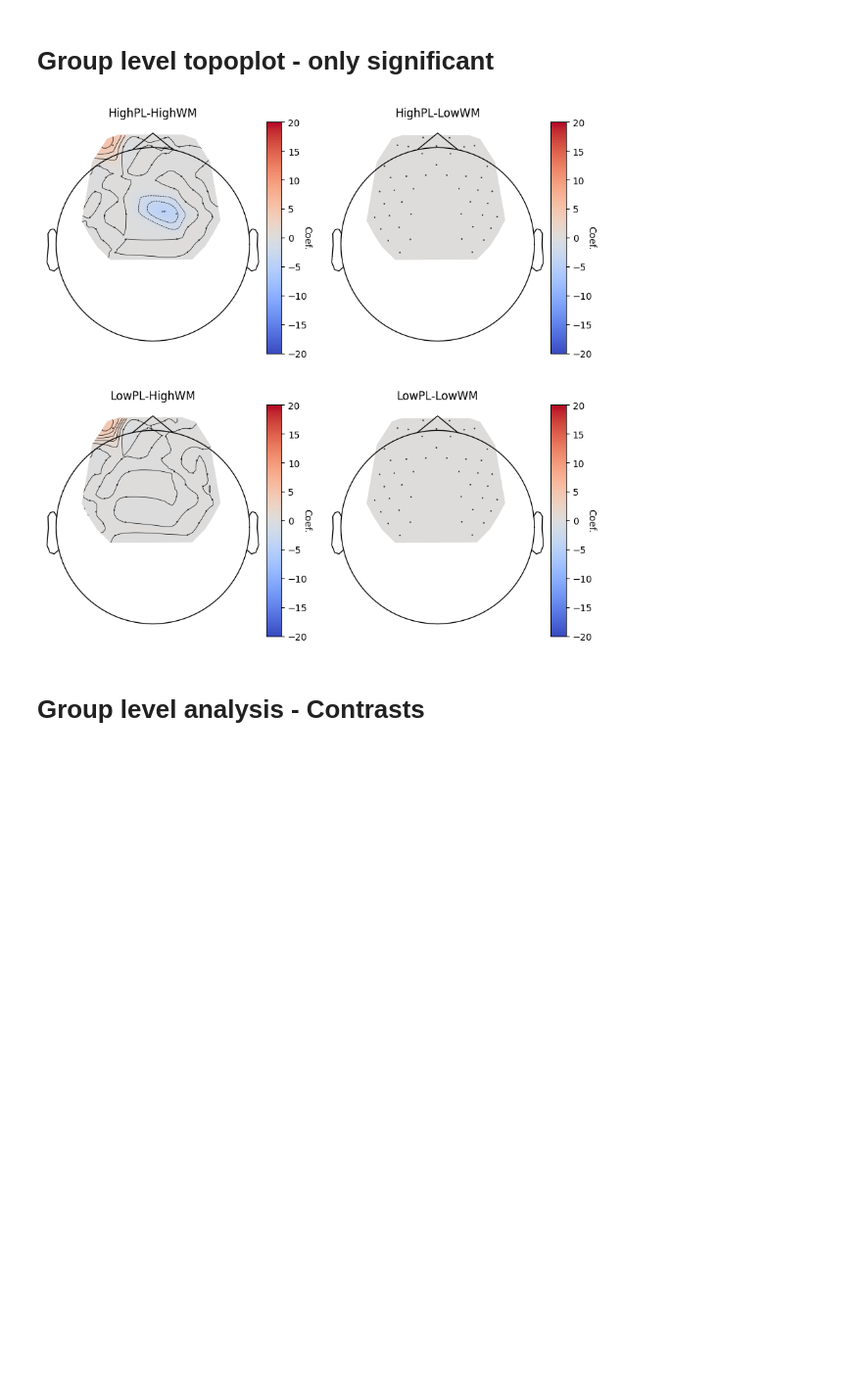
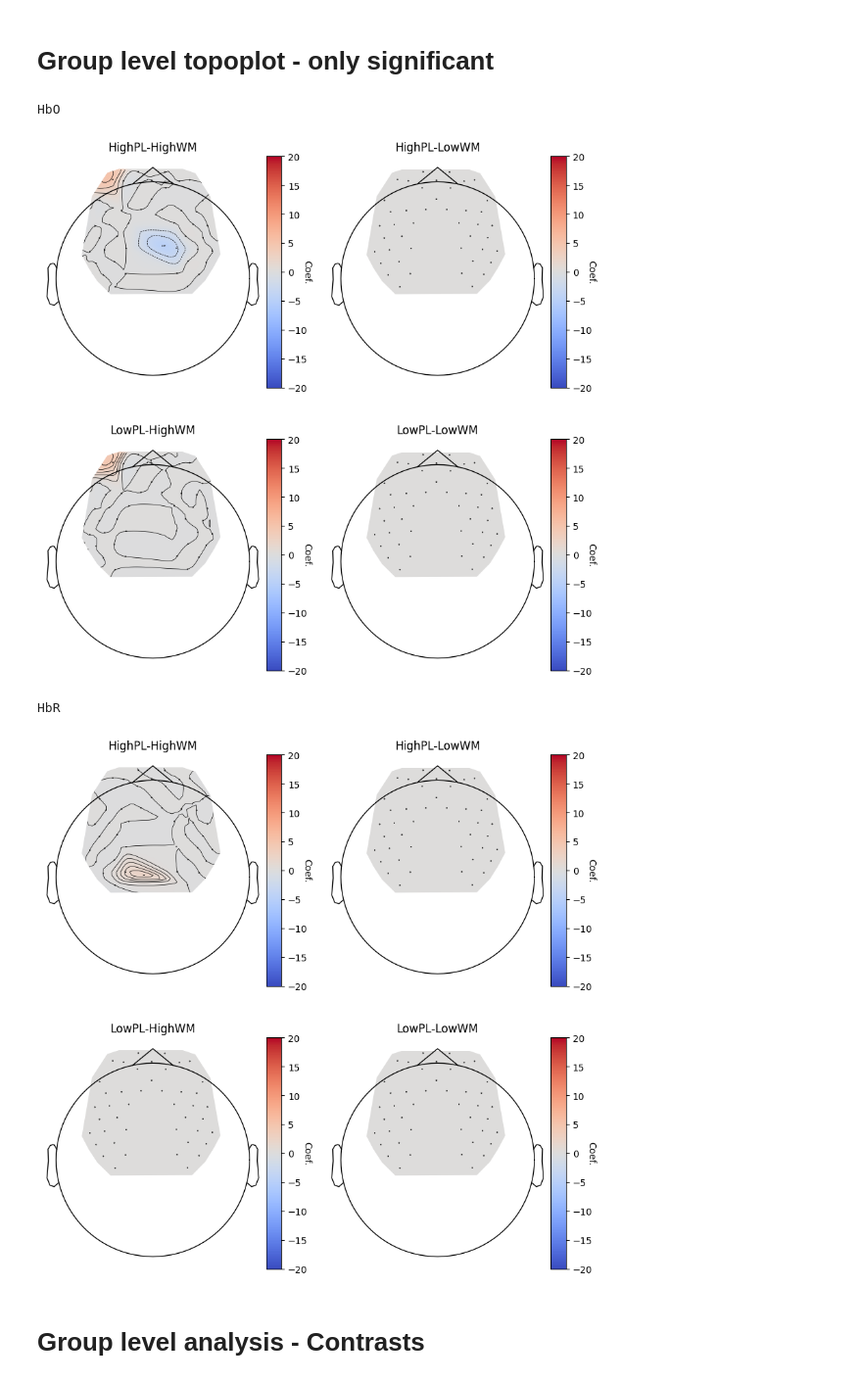
Before and after one commit to fnirs-open/Perceptual-and-Working-Memory-Load, a Jupyter notebook: 4_final_analysis_aligned.ipynb, the cells around one changed output. Shown at 98% size. Cells and saved outputs as stored; diff of their text form; code cells hidden in the pictures; blank space fills up the shorter version.

```diff
--- a/4_final_analysis_aligned.ipynb
+++ b/4_final_analysis_aligned.ipynb
@@ -507,39 +512,76 @@ plt.show()
 # %% [markdown]
 # Group level topoplot - only significant
 # %%
+print("HbO")
 conditions = ['HighPL-HighWM', 'HighPL-LowWM', 'LowPL-HighWM', 'LowPL-LowWM']
 fig, axes = plt.subplots(nrows=2, ncols=2, figsize=(10, 10),
                         gridspec_kw=dict(width_ratios=[1, 1]))
 grid_pairs = [[0,0], [0,1], [1,0], [1,1]]
 idx = 0
 for cond in conditions:
 
     cur_row = grid_pairs[idx][0]
     cur_col = grid_pairs[idx][1]
 
     stats_cond = (
         ch_model_df_hbo
         .query(f"Condition == '{cond}'")
         .copy()
     )
 
     # Manually zero non‑significant estimates
     stats_cond.loc[~stats_cond["Significant"], "Coef."] = 0.0
 
     mne_nirs.visualisation.plot_glm_group_topo(
         raw_haemo_long.copy().pick(picks="hbo"),
         stats_cond,
         colorbar=True,
         axes=axes[cur_row, cur_col],
         vlim=(-20, 20),
         cmap=mpl.cm.coolwarm,
         threshold=False,
     )
 
     idx += 1
 plt.show()
+
+print("HbR")
+conditions = ['HighPL-HighWM', 'HighPL-LowWM', 'LowPL-HighWM', 'LowPL-LowWM']
+fig, axes = plt.subplots(nrows=2, ncols=2, figsize=(10, 10),
+                        gridspec_kw=dict(width_ratios=[1, 1]))
+grid_pairs = [[0,0], [0,1], [1,0], [1,1]]
+idx = 0
+for cond in conditions:
+
+    cur_row = grid_pairs[idx][0]
+    cur_col = grid_pairs[idx][1]
+
+    stats_cond = (
+        ch_model_df_hbr
+        .query(f"Condition == '{cond}'")
+        .copy()
+    )
+
+    # Manually zero non‑significant estimates
+    stats_cond.loc[~stats_cond["Significant"], "Coef."] = 0.0
+
+    mne_nirs.visualisation.plot_glm_group_topo(
+        raw_haemo_long.copy().pick(picks="hbr"),
+        stats_cond,
+        colorbar=True,
+        axes=axes[cur_row, cur_col],
+        vlim=(-20, 20),
+        cmap=mpl.cm.coolwarm,
+        threshold=False,
+    )
+
+    idx += 1
+plt.show()
 # %% [output]
+HbO
 [figure]
+HbR
+[figure, added]
 # %% [markdown]
 # Group level analysis - Contrasts
 # %%
```
Also changed, not shown: parts of 1 cell of this notebook.
